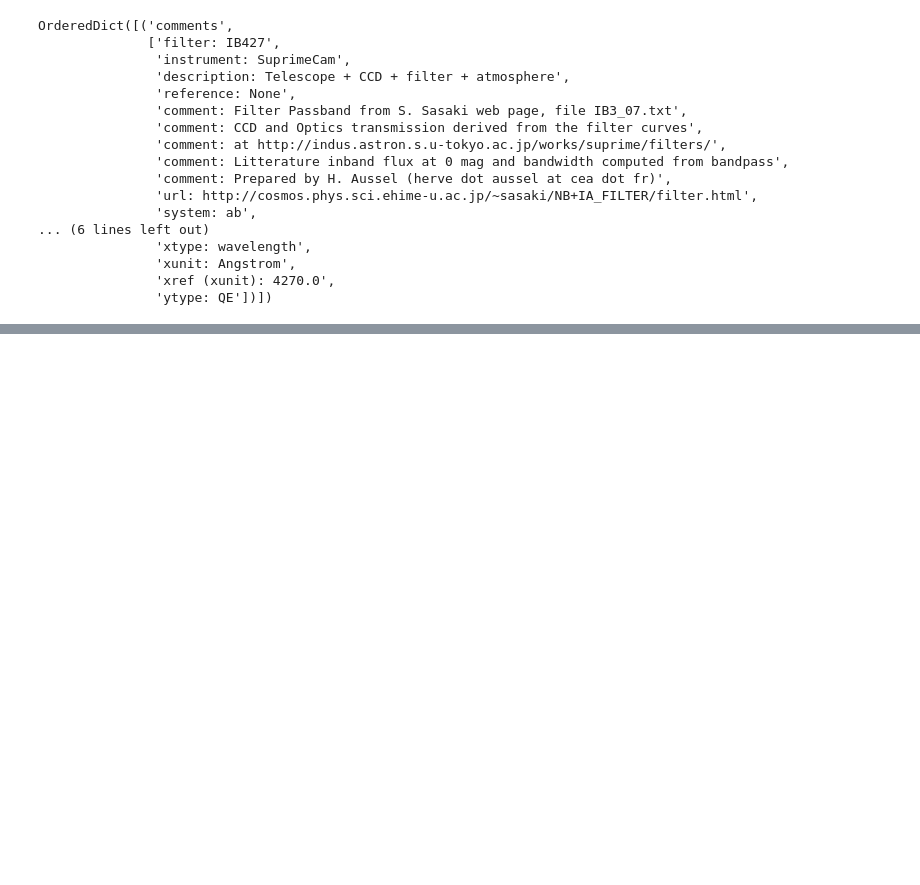
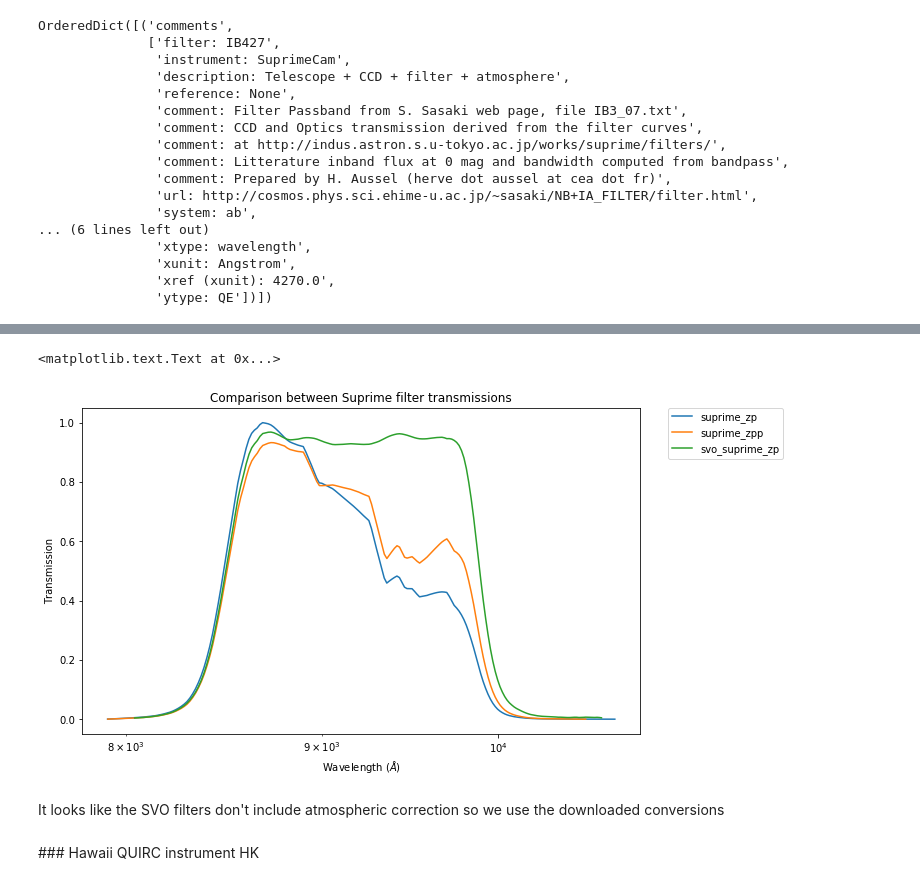
Before and after one commit to H-E-L-P/herschelhelp_python, a Jupyter notebook: database_builder/filters.ipynb, the cells around one changed output, grey strips where cells are left out. Drawn from its saved outputs; the diff is of its cells as text; code cells hidden in the pictures; blank space fills up the shorter version.

Commit message:
Some new filters and changing old filters

```diff
--- a/database_builder/filters.ipynb
+++ b/database_builder/filters.ipynb
@@ -238,0 +228,2 @@ suprime_zpp['col2'].name = 'Transmission'
+# %%
+svo_suprime_zp = Table(data = parse_single_table('./format_changing/SVO_suprime_zp.xml').array.data)
@@ -238,0 +232,19 @@ suprime_zpp['col2'].name = 'Transmission'
+# %%
+plt.plot(suprime_zp['Wavelength'],suprime_zp['Transmission'], label='suprime_zp')
+
+plt.plot(suprime_zpp['Wavelength'],suprime_zpp['Transmission'], label='suprime_zpp')
+
+plt.plot(svo_suprime_zp['Wavelength'],svo_suprime_zp['Transmission'], label='svo_suprime_zp')
+
+plt.xlabel('Wavelength ($\AA$)')
+plt.ylabel('Transmission')
+plt.xscale('log')
+plt.legend(bbox_to_anchor=(1.05, 1), loc=2, borderaxespad=0.)
+plt.title('Comparison between Suprime filter transmissions')
+# %% [output]
+<matplotlib.text.Text at 0x...>
+[figure, added]
+# %% [markdown]
+It looks like the SVO filters don't include atmospheric correction so we use the downloaded conversions
+# %% [markdown]
+### Hawaii QUIRC instrument HK
```
Also changed, not shown: parts of 13 cells of this notebook, 9 other files.
